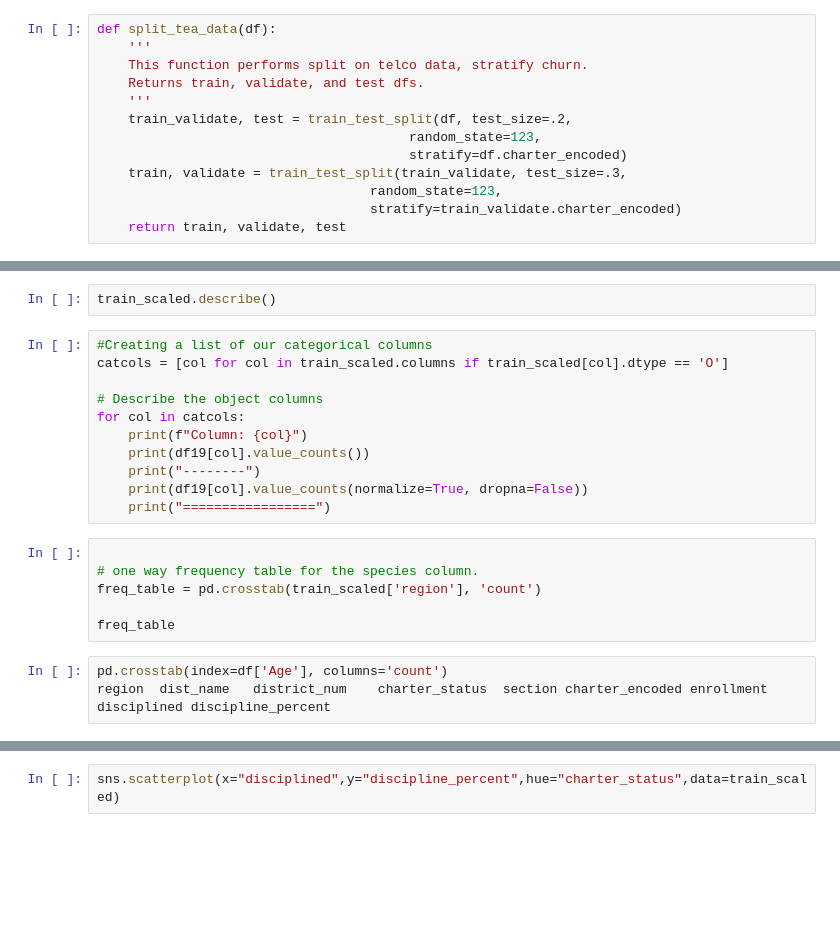
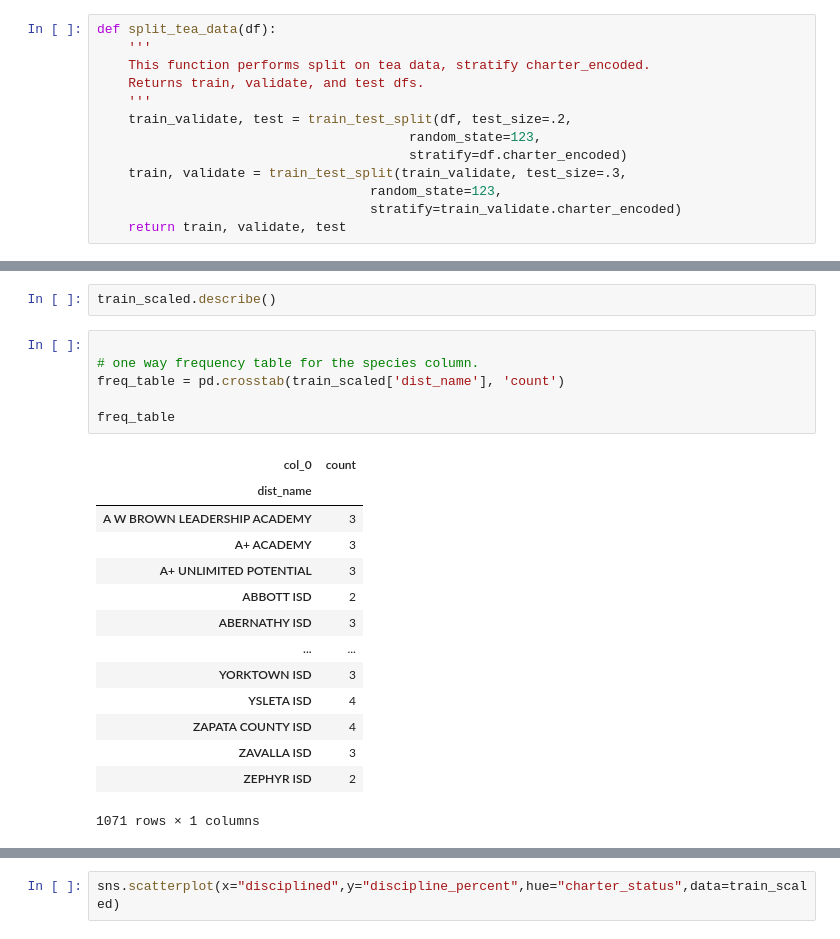
Before and after one commit to raedownen/project-4-classification, a Jupyter notebook: working_nb.ipynb, the cells around one changed output, grey strips where cells are left out. Saved outputs shown, nothing was run; the diff lists cells and outputs as text; blank space fills up the shorter version.

```diff
--- a/working_nb.ipynb
+++ b/working_nb.ipynb
@@ -774,7 +776,7 @@ df.head()
 # %%
 def split_tea_data(df):
     '''
-    This function performs split on telco data, stratify churn.
+    This function performs split on tea data, stratify charter_encoded.
     Returns train, validate, and test dfs.
     '''
     train_validate, test = train_test_split(df, test_size=.2,
@@ -913,24 +915,25 @@ plt.boxplot(box_plot_data)
 plt.show()
 # %%
 train_scaled.describe()
-# %%
-#Creating a list of our categorical columns
-catcols = [col for col in train_scaled.columns if train_scaled[col].dtype == 'O']
-
-# Describe the object columns
-for col in catcols:
-    print(f"Column: {col}")
-    print(df19[col].value_counts())
-    print("--------")
-    print(df19[col].value_counts(normalize=True, dropna=False))
-    print("=================")
 # %%
 
 # one way frequency table for the species column.
-freq_table = pd.crosstab(train_scaled['region'], 'count')
+freq_table = pd.crosstab(train_scaled['dist_name'], 'count')
 
 freq_table
+# %% [output]
+| col_0 | count |
+| dist_name |  |
+| A W BROWN LEADERSHIP ACADEMY | 3 |
+| A+ ACADEMY | 3 |
+| A+ UNLIMITED POTENTIAL | 3 |
+| ABBOTT ISD | 2 |
+| ABERNATHY ISD | 3 |
+| ... | ... |
+| YORKTOWN ISD | 3 |
+| YSLETA ISD | 4 |
+| ZAPATA COUNTY ISD | 4 |
+| ZAVALLA ISD | 3 |
+| ZEPHYR ISD | 2 |
+1071 rows × 1 columns
-# %%
-pd.crosstab(index=df['Age'], columns='count')
-region	dist_name	district_num	charter_status	section	charter_encoded	enrollment	disciplined	discipline_percent
 # %%
```
Also changed, not shown: parts of 31 cells of this notebook.
